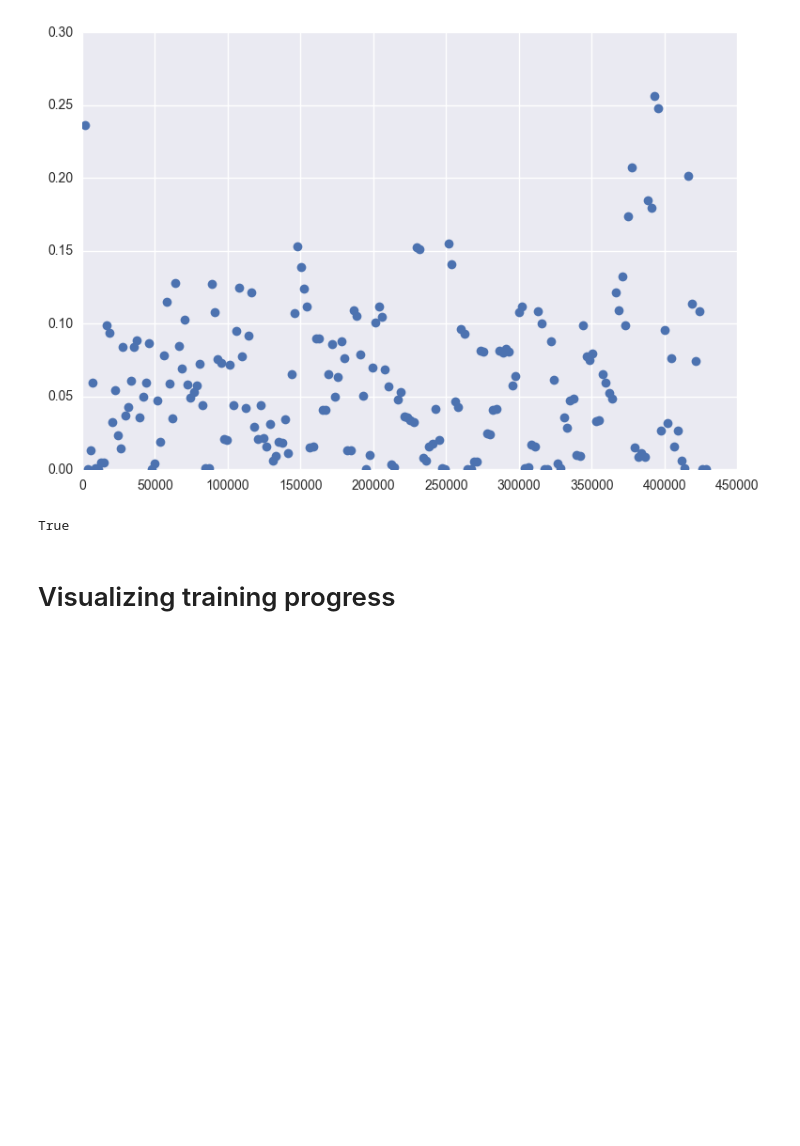
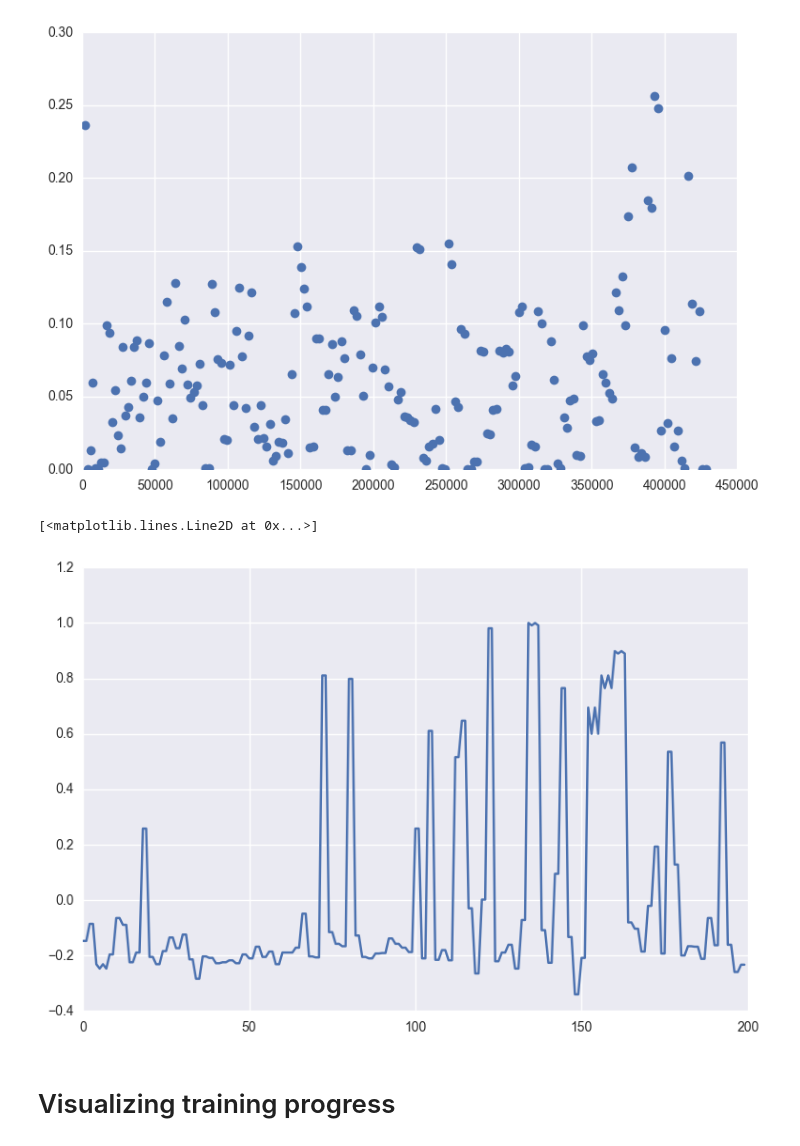
Before and after one commit to bnaul/timeflow, a Jupyter notebook: autoencoder.ipynb, the cells around one changed output. Cells and saved outputs as stored; diff of their text form; code cells hidden in the pictures; blank space fills up the shorter version.

```diff
--- a/autoencoder.ipynb
+++ b/autoencoder.ipynb
@@ -99,11 +99,11 @@ plt.plot(t, (m - np.squeeze(pred[i])) ** 2, 'o');
 [figure]
 [figure]
 # %%
-d1 = X[:, :, 1] - np.atleast_2d(np.nanmean(X[:, :, 1], axis=1)).T
-d2 = (X[:, :, 1].T - np.nanmean(X[:, :, 1], axis=1)).T
-np.all(d1 == d2)
+X[:, :, 1] /= np.atleast_2d(np.nanmax(np.abs(X[:, :, 1]), axis=1)).T
+plt.plot(X[1, :, 1])
 # %% [output]
-True
+[<matplotlib.lines.Line2D at 0x...>]
+[figure, added]
 # %% [markdown]
 # Visualizing training progress
 # %%
```
Also changed, not shown: 1 other file.
